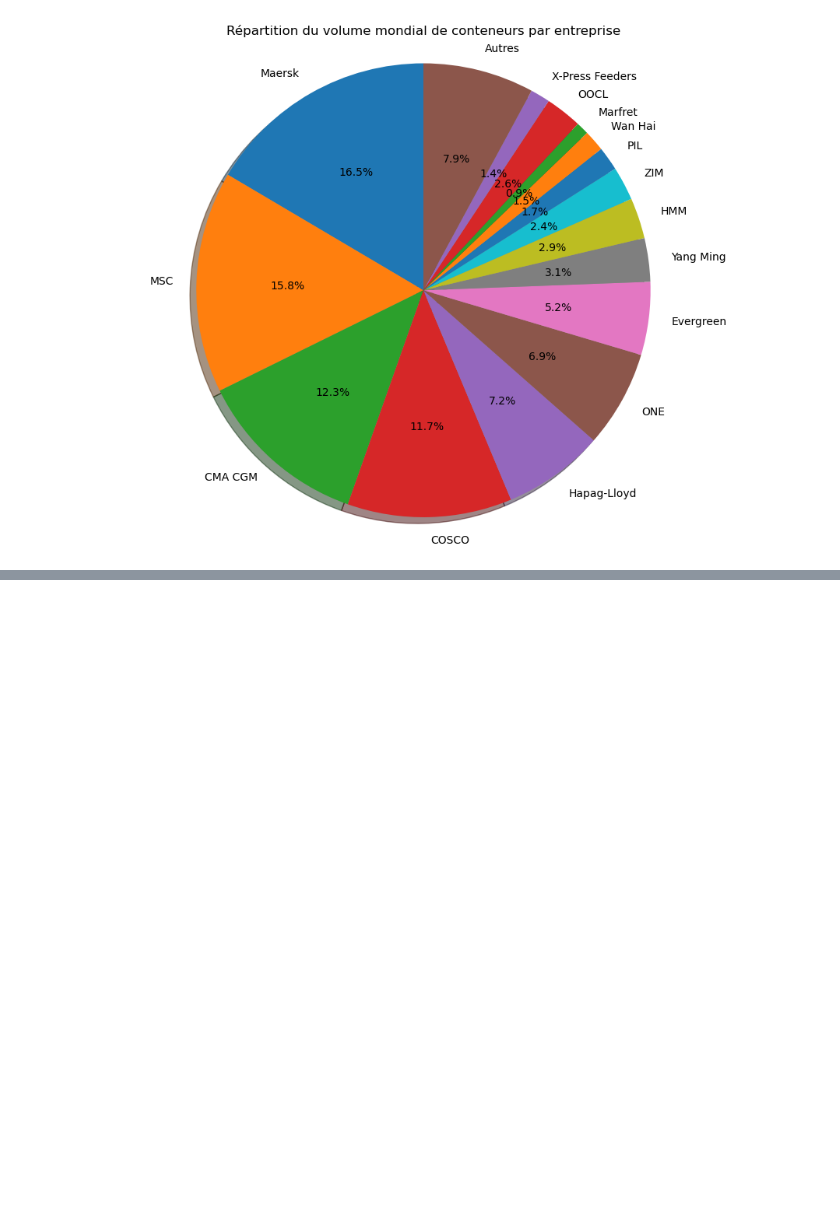
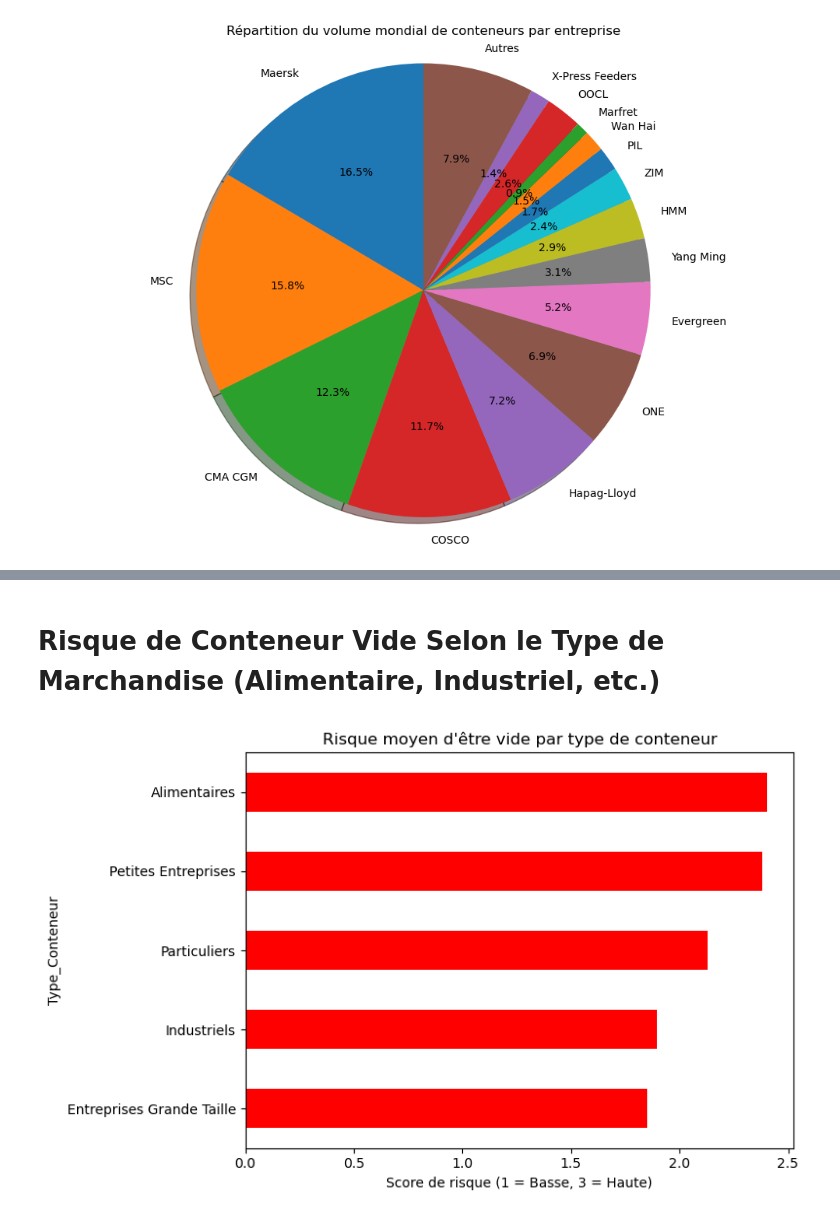
Before and after one commit to zakaria-maanane/CargoFlow, a Jupyter notebook: CargoFlow.ipynb, the cells around one changed output, grey strips where cells are left out. Cells and saved outputs as stored; diff of their text form; code cells hidden in the pictures; blank space fills up the shorter version.

```diff
--- a/CargoFlow.ipynb
+++ b/CargoFlow.ipynb
@@ -73,0 +102,14 @@ plt.show()
+# %% [markdown]
+# Risque de Conteneur Vide Selon le Type de Marchandise (Alimentaire, Industriel, etc.)
+# %%
+risque_map = {"Basse": 1, "Moyenne": 2, "Haute": 3}
+df["Risque_Score"] = df["Risque_Vide"].map(risque_map)
+
+plt.figure(figsize=(8, 5))
+df.groupby("Type_Conteneur")["Risque_Score"].mean().sort_values().plot(kind="barh", color="red")
+plt.title("Risque moyen d'être vide par type de conteneur")
+plt.xlabel("Score de risque (1 = Basse, 3 = Haute)")
+plt.tight_layout()
+plt.show()
+# %% [output]
+[figure, added]
```
Also changed, not shown: parts of 9 cells of this notebook, 4 other files.
